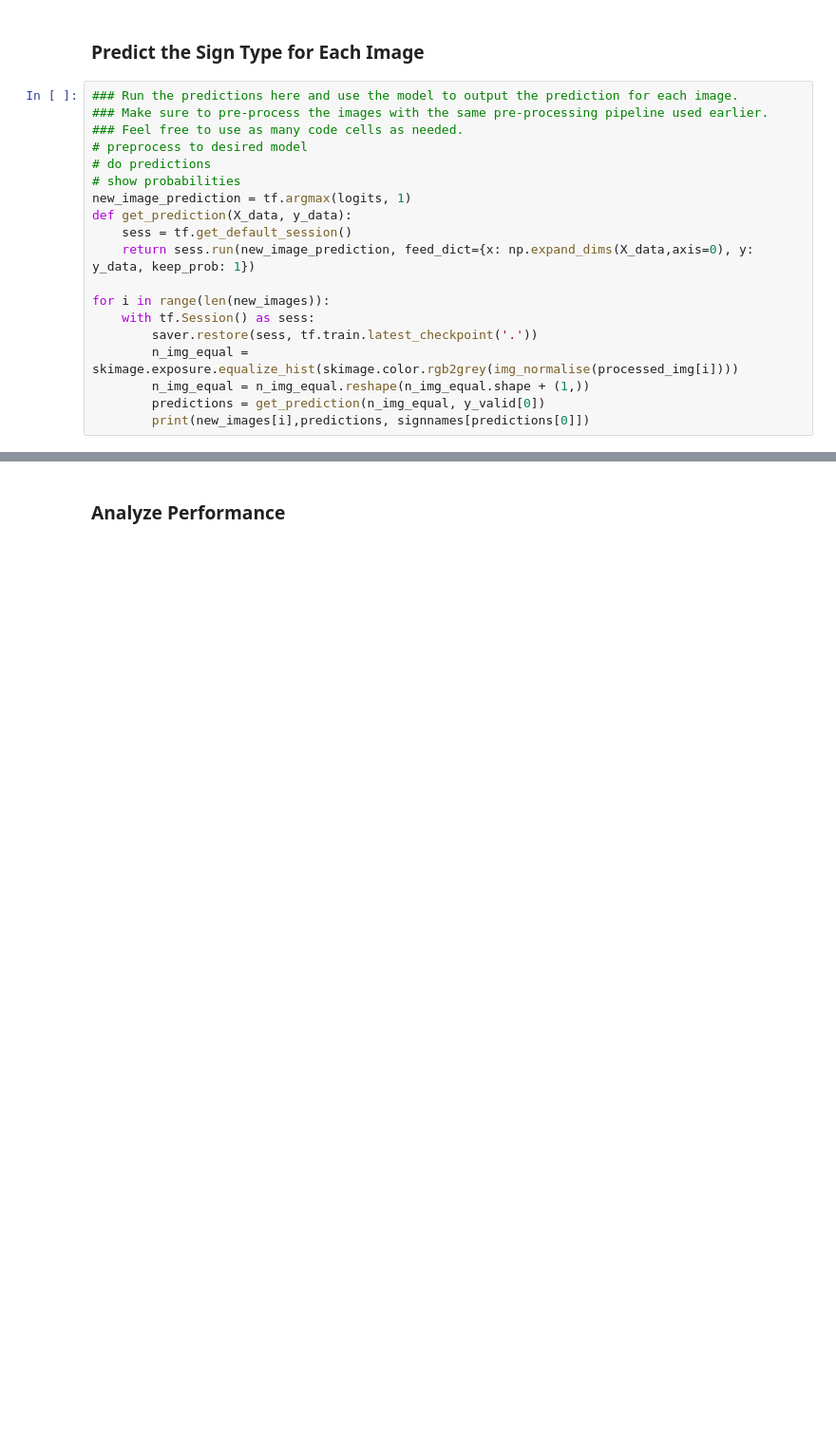
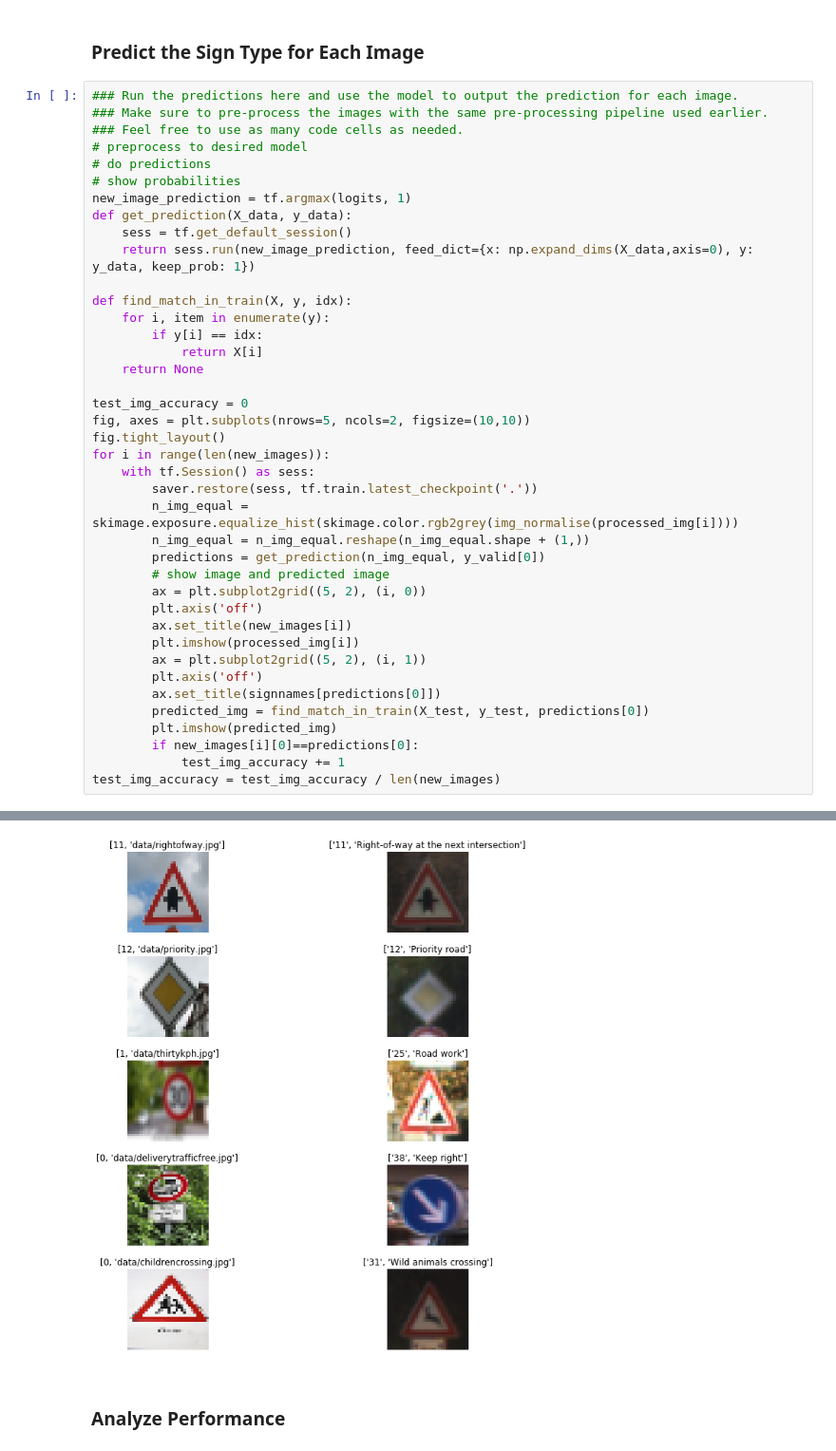
Before and after one commit to escolmebartlebooth/usdc-t1-p2-trafficsigns, a Jupyter notebook: Traffic_Sign_Classifier.ipynb, the cells around one changed output, grey strips where cells are left out. Shown at 95% size. Cells and saved outputs as stored; diff of their text form; blank space fills up the shorter version.

```diff
--- a/Traffic_Sign_Classifier.ipynb
+++ b/Traffic_Sign_Classifier.ipynb
@@ -539,11 +624,32 @@ def get_prediction(X_data, y_data):
     sess = tf.get_default_session()
     return sess.run(new_image_prediction, feed_dict={x: np.expand_dims(X_data,axis=0), y: y_data, keep_prob: 1})
 
+def find_match_in_train(X, y, idx):
+    for i, item in enumerate(y):
+        if y[i] == idx:
+            return X[i]
+    return None
+
+test_img_accuracy = 0
+fig, axes = plt.subplots(nrows=5, ncols=2, figsize=(10,10))
+fig.tight_layout()
 for i in range(len(new_images)):
     with tf.Session() as sess:
         saver.restore(sess, tf.train.latest_checkpoint('.'))
         n_img_equal = skimage.exposure.equalize_hist(skimage.color.rgb2grey(img_normalise(processed_img[i])))
         n_img_equal = n_img_equal.reshape(n_img_equal.shape + (1,))
         predictions = get_prediction(n_img_equal, y_valid[0])
-        print(new_images[i],predictions, signnames[predictions[0]])
+        # show image and predicted image
+        ax = plt.subplot2grid((5, 2), (i, 0))
+        plt.axis('off')
+        ax.set_title(new_images[i])
+        plt.imshow(processed_img[i])
+        ax = plt.subplot2grid((5, 2), (i, 1))
+        plt.axis('off')
+        ax.set_title(signnames[predictions[0]])
+        predicted_img = find_match_in_train(X_test, y_test, predictions[0])
+        plt.imshow(predicted_img)
+        if new_images[i][0]==predictions[0]:
+            test_img_accuracy += 1
+test_img_accuracy = test_img_accuracy / len(new_images)
 # %% [output]
@@ -555,3 +656,4 @@ data/childrencrossing.jpg [16] ['16', 'Vehicles over 3.5 metric tons prohibited'
+[figure, added]
 # %% [markdown]
 ### Analyze Performance
 # %%
```
Also changed, not shown: parts of 28 cells of this notebook.
